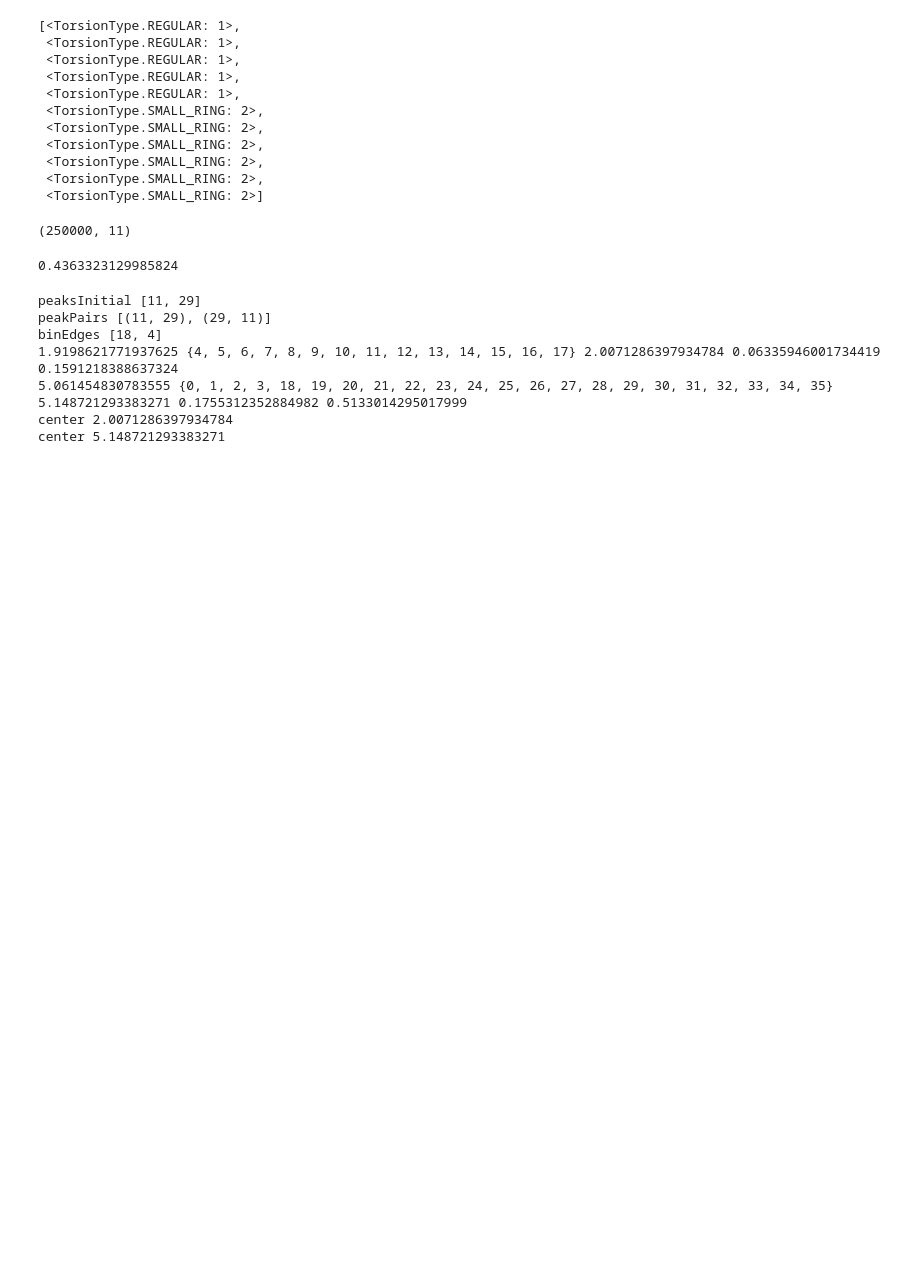
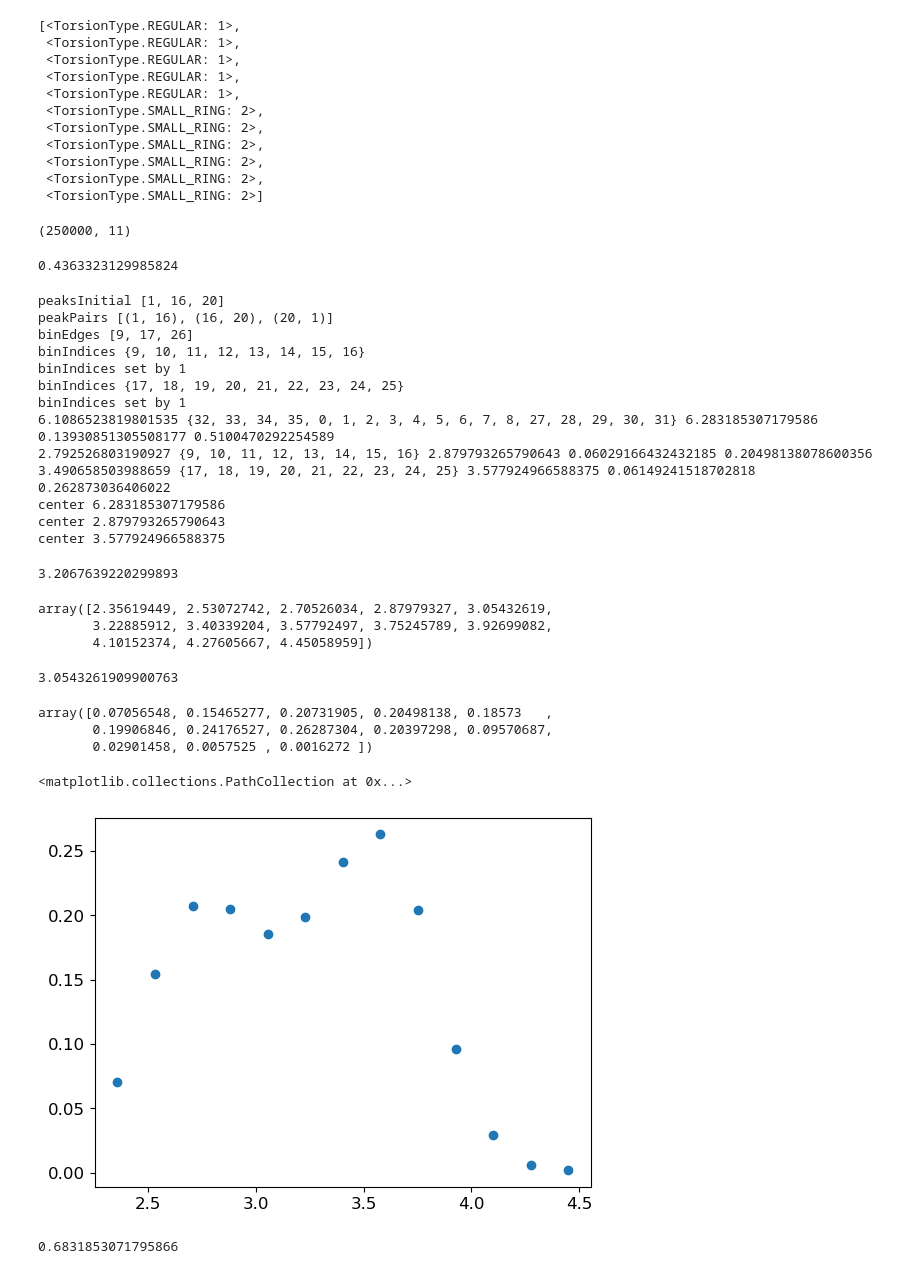
Before and after one commit to rinikerlab/TorsionAngularBinStrings, a Jupyter notebook: Demos/TestingNewAPI.ipynb, the cells around one changed output. Drawn from its saved outputs; the diff is of its cells as text; code cells hidden in the pictures; blank space fills up the shorter version.

```diff
--- a/Demos/TestingNewAPI.ipynb
+++ b/Demos/TestingNewAPI.ipynb
@@ -92,12 +92,47 @@ xHist[2]
 # %% [output]
 0.4363323129985824
 # %%
-coeffs, peaks = fits.ComputeGaussianFit(xHist,yHists[3],yHistsCount[3],binsize)
+coeffs, peaks = fits.ComputeGaussianFit(xHist,yHists[4],yHistsCount[4],binsize)
 # %% [output]
-peaksInitial [11, 29]
-peakPairs [(11, 29), (29, 11)]
-binEdges [18, 4]
-1.9198621771937625 {4, 5, 6, 7, 8, 9, 10, 11, 12, 13, 14, 15, 16, 17} 2.0071286397934784 0.06335946001734419 0.1591218388637324
-5.061454830783555 {0, 1, 2, 3, 18, 19, 20, 21, 22, 23, 24, 25, 26, 27, 28, 29, 30, 31, 32, 33, 34, 35} 5.148721293383271 0.1755312352884982 0.5133014295017999
-center 2.0071286397934784
-center 5.148721293383271
+peaksInitial [1, 16, 20]
+peakPairs [(1, 16), (16, 20), (20, 1)]
+binEdges [9, 17, 26]
+binIndices {9, 10, 11, 12, 13, 14, 15, 16}
+binIndices set by 1
+binIndices {17, 18, 19, 20, 21, 22, 23, 24, 25}
+binIndices set by 1
+6.1086523819801535 {32, 33, 34, 35, 0, 1, 2, 3, 4, 5, 6, 7, 8, 27, 28, 29, 30, 31} 6.283185307179586 0.13930851305508177 0.5100470292254589
+2.792526803190927 {9, 10, 11, 12, 13, 14, 15, 16} 2.879793265790643 0.06029166432432185 0.20498138078600356
+3.490658503988659 {17, 18, 19, 20, 21, 22, 23, 24, 25} 3.577924966588375 0.06149241518702818 0.262873036406022
+center 6.283185307179586
+center 2.879793265790643
+center 3.577924966588375
+# %%
+# test = list({0, 1, 2, 3, 4, 18, 19, 20, 21, 22, 23, 24, 25, 26, 27, 28, 29, 30, 31, 32, 33, 34, 35})
+test = list({13, 14, 15, 16, 17, 18, 19, 20, 21, 22, 23, 24, 25})
+values = np.take(xHist,test)
+weights = np.take(yHists[4],test)
+np.sum(values*weights)/np.sum(weights)
+# %% [output]
+3.2067639220299893
+# %%
+values
+# %% [output]
+array([2.35619449, 2.53072742, 2.70526034, 2.87979327, 3.05432619,
+       3.22885912, 3.40339204, 3.57792497, 3.75245789, 3.92699082,
+       4.10152374, 4.27605667, 4.45058959])
+# %%
+xHist[17]
+# %% [output]
+3.0543261909900763
+# %%
+weights
+# %% [output]
+array([0.07056548, 0.15465277, 0.20731905, 0.20498138, 0.18573   ,
+       0.19906846, 0.24176527, 0.26287304, 0.20397298, 0.09570687,
+       0.02901458, 0.0057525 , 0.0016272 ])
+# %%
+plt.scatter(values, weights)
+# %% [output]
+<matplotlib.collections.PathCollection at 0x...>
+[figure, added]
@@ -103,0 +142,4 @@ center 5.148721293383271
+# %%
+np.pi - np.abs(np.abs(a-b) - np.pi)
+# %% [output]
+0.6831853071795866
```
Also changed, not shown: parts of 8 cells of this notebook.
